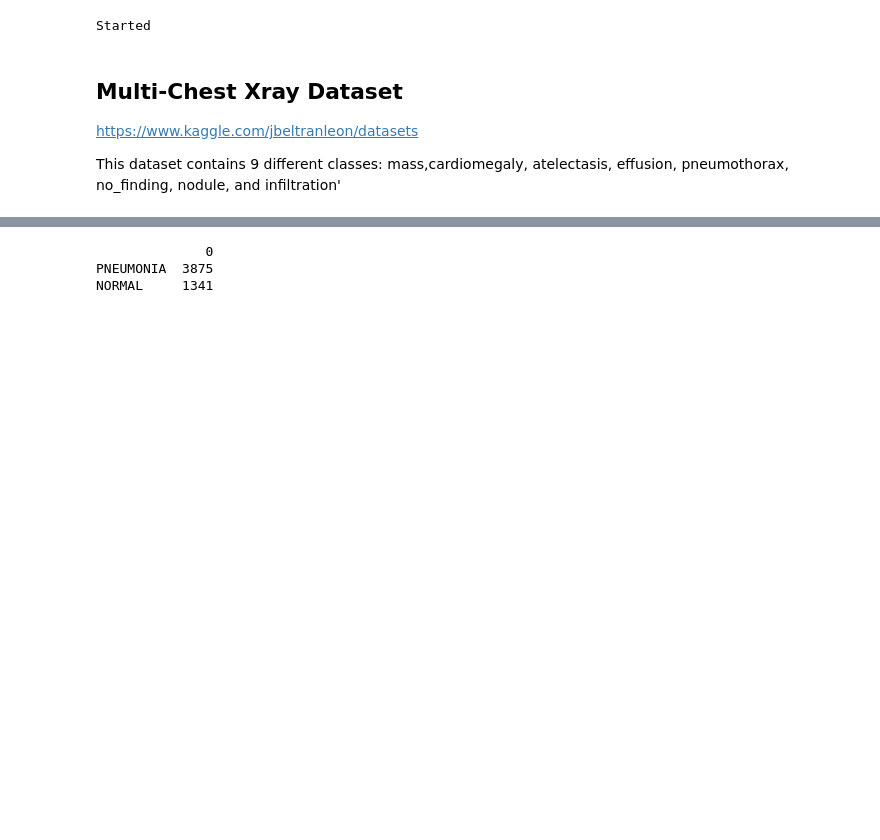
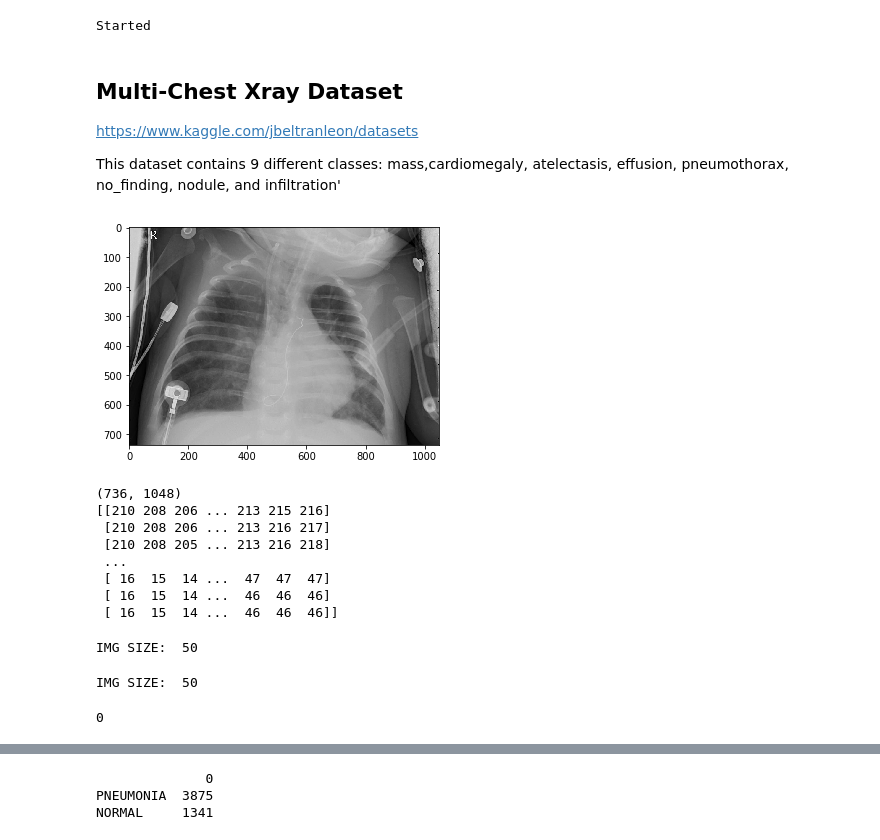
Before and after one commit to DeepMindv2/DeepDetection, a Jupyter notebook: Jupyter_Notebooks/EDA2.ipynb, the cells around one changed output, grey strips where cells are left out. Drawn from its saved outputs; the diff is of its cells as text; code cells hidden in the pictures; blank space fills up the shorter version.

```diff
--- a/Jupyter_Notebooks/EDA2.ipynb
+++ b/Jupyter_Notebooks/EDA2.ipynb
@@ -29,4 +32,4 @@ TEST_DIR = '/Users/ryanjoseph/Desktop/Yale/Repositories/Pneumonia/Multi_Chest/Da
 VAL_DIR = '/Users/ryanjoseph/Desktop/Yale/Repositories/Pneumonia/Multi_Chest/Data/chest_xray/val/'
 # %%
 # There are 2 Disease Classes in Each directory
-diseases = ['PNEUMONIA', 'NORMAL']
+DISEASES = ['PNEUMONIA', 'NORMAL']
@@ -41,0 +36,50 @@ pneumonia_cases = pneumonia_cases_dir.glob('*.jpeg')
+# %%
+# Attempting to create a Smaller Dataset
+# Make it balanced by only using some of the Normal cases and using all the Pneumonia Cases
+
+for category in diseases:  # do dogs and cats
+    path = os.path.join(TRAIN_DIR,category)  # create path to dogs and cats
+    for img in os.listdir(path):  # iterate over each image per dogs and cats
+        img_array = cv2.imread(os.path.join(path,img) ,cv2.IMREAD_GRAYSCALE)  # convert to array
+        plt.imshow(img_array, cmap='gray')  # graph it
+        plt.show()  # display!
+        print(img_array.shape)
+        print(img_array)
+
+        break
+    break
+# %% [output]
+[figure, added]
+(736, 1048)
+[[210 208 206 ... 213 215 216]
+ [210 208 206 ... 213 216 217]
+ [210 208 205 ... 213 216 218]
+ ...
+ [ 16  15  14 ...  47  47  47]
+ [ 16  15  14 ...  46  46  46]
+ [ 16  15  14 ...  46  46  46]]
+# %%
+data = []
+IMG_SIZE = 50
+
+
+def create_train_data(IMG_SIZE):
+    print('IMG SIZE: ', IMG_SIZE)
+    for disease in DISEASES:
+        path = os.path.join(TRAIN_DIR, disease)
+        class_hot = DISEASES.index(disease)
+        for img in tqdm(os.listdir(path)):
+            try:
+                img_array = cv2.imread(os.path.join(path, img), cv2.IMREAD_GRAYSCALE)
+                new_array = cv2.resize(img_array, (IMG_SIZE, IMG_SIZE))
+                data.append([new_array, class_num])
+            except Exception as e:
+                pass
+
+
+create_train_data(IMG_SIZE)
+print(len(data))
+# %% [output]
+IMG SIZE:  50
+IMG SIZE:  50
+0
```
Also changed, not shown: parts of 4 cells of this notebook, 31 other files.
